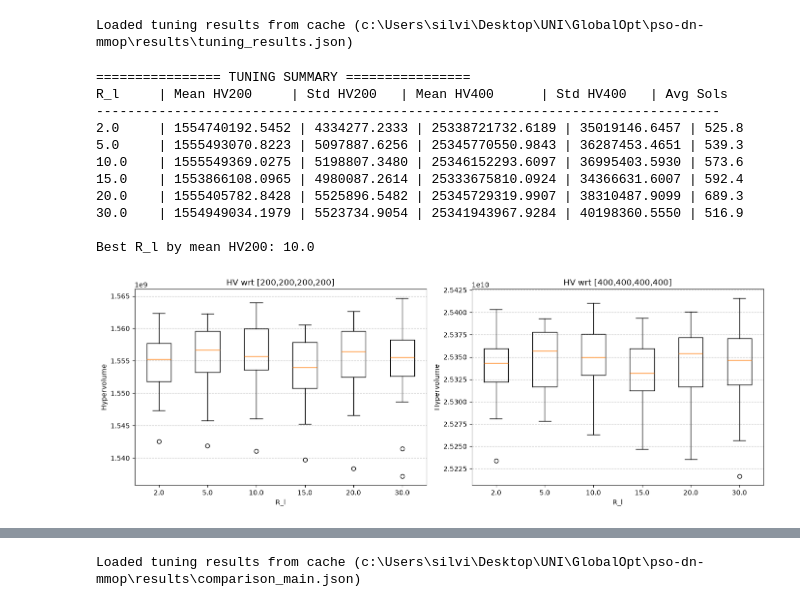
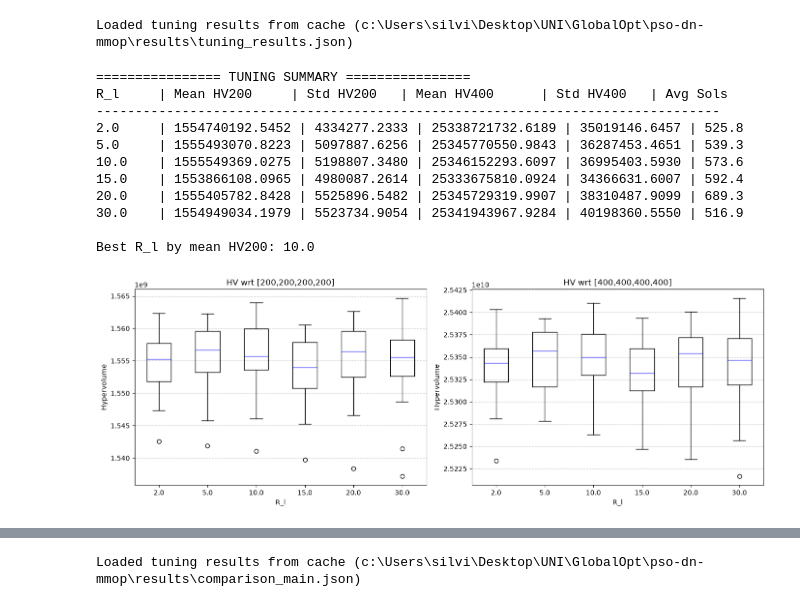
Before and after one commit to silviacalabretta/pso-dn-mmop, a Jupyter notebook: notebooks/comparative_analysis.ipynb, the cells around one changed output, grey strips where cells are left out. Cells and saved outputs as stored; diff of their text form; code cells hidden in the pictures.

```diff
--- a/notebooks/comparative_analysis.ipynb
+++ b/notebooks/comparative_analysis.ipynb
@@ -190,33 +190,33 @@ for rl in R_L_CANDIDATES:
 print(f"\nBest R_l by mean HV200: {best_rl}")
 BEST_R_L = best_rl
 
 # Boxplot comparison
 fig, (ax1, ax2) = plt.subplots(1, 2, figsize=(14, 5))
 
-ax1.boxplot([tuning_results_200[rl] for rl in R_L_CANDIDATES], tick_labels=R_L_CANDIDATES)
+ax1.boxplot([tuning_results_200[rl] for rl in R_L_CANDIDATES], tick_labels=R_L_CANDIDATES, medianprops=dict(color="blue", alpha=0.7))
 ax1.set_title("HV wrt [200,200,200,200]")
 ax1.set_xlabel("R_l")
 ax1.set_ylabel("Hypervolume")
 ax1.grid(axis='y', linestyle='--', alpha=0.7)
 
-ax2.boxplot([tuning_results_400[rl] for rl in R_L_CANDIDATES], tick_labels=R_L_CANDIDATES)
+ax2.boxplot([tuning_results_400[rl] for rl in R_L_CANDIDATES], tick_labels=R_L_CANDIDATES, medianprops=dict(color="blue", alpha=0.7))
 ax2.set_title("HV wrt [400,400,400,400]")
 ax2.set_xlabel("R_l")
 ax2.set_ylabel("Hypervolume")
 ax2.grid(axis='y', linestyle='--', alpha=0.7)
 
 plt.tight_layout()
 plt.show()
 # %% [output]
 ================ TUNING SUMMARY ================
 R_l     | Mean HV200     | Std HV200   | Mean HV400      | Std HV400   | Avg Sols
 --------------------------------------------------------------------------------
 2.0     | 1554740192.5452 | 4334277.2333 | 25338721732.6189 | 35019146.6457 | 525.8
 5.0     | 1555493070.8223 | 5097887.6256 | 25345770550.9843 | 36287453.4651 | 539.3
 10.0    | 1555549369.0275 | 5198807.3480 | 25346152293.6097 | 36995403.5930 | 573.6
 15.0    | 1553866108.0965 | 4980087.2614 | 25333675810.0924 | 34366631.6007 | 592.4
 20.0    | 1555405782.8428 | 5525896.5482 | 25345729319.9907 | 38310487.9099 | 689.3
 30.0    | 1554949034.1979 | 5523734.9054 | 25341943967.9284 | 40198360.5550 | 516.9
 
 Best R_l by mean HV200: 10.0
-[figure, old version]
+[figure, new version]
```
Also changed, not shown: parts of 25 cells of this notebook, 7 other files.
